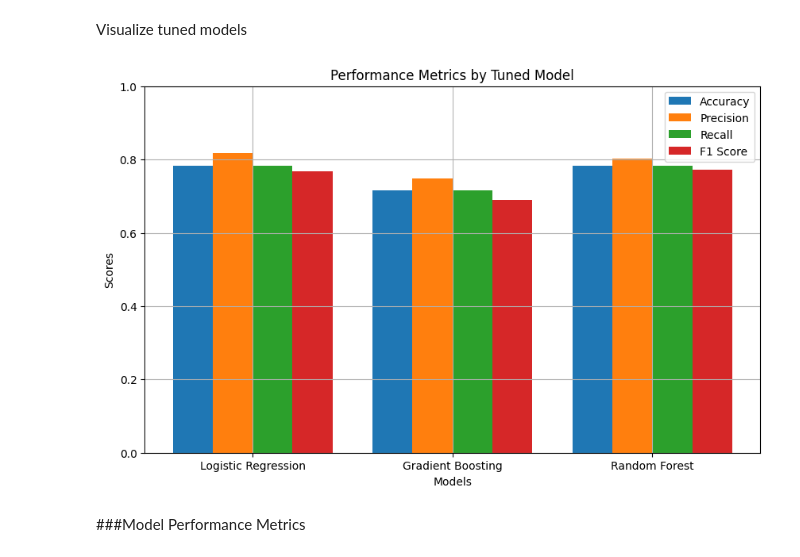
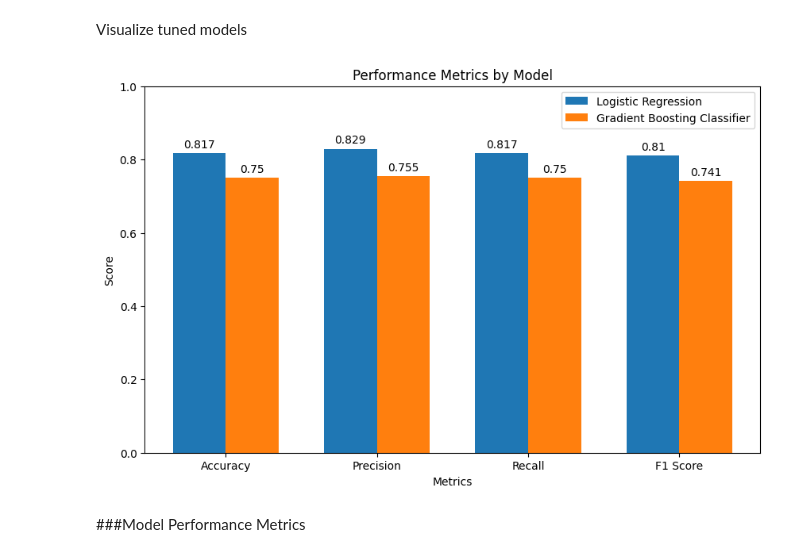
Before and after one commit to klbailey/ADA, a Jupyter notebook: Healthcare_and_Medical_Research_Final_Project.ipynb, the cells around one changed output. Drawn from its saved outputs; the diff is of its cells as text; code cells hidden in the pictures.

```diff
--- a/Healthcare_and_Medical_Research_Final_Project.ipynb
+++ b/Healthcare_and_Medical_Research_Final_Project.ipynb
@@ -680,34 +618,45 @@ weighted avg       0.82      0.78      0.77        60
 # %% [markdown]
 Visualize tuned models
-# %%
-# Metrics for each model
-models = ['Logistic Regression', 'Gradient Boosting', 'Random Forest']
-accuracy = [0.7833, 0.7167, 0.7833]
-precision = [0.8181, 0.7483, 0.8021]
-recall = [0.7833, 0.7167, 0.7833]
-f1_score = [0.7675, 0.6891, 0.7719]
-
-# Plotting
-x = range(len(models))
-width = 0.2
-
-fig, ax = plt.subplots(figsize=(10, 6))
-rects1 = ax.bar(x, accuracy, width, label='Accuracy')
-rects2 = ax.bar([p + width for p in x], precision, width, label='Precision')
-rects3 = ax.bar([p + 2 * width for p in x], recall, width, label='Recall')
-rects4 = ax.bar([p + 3 * width for p in x], f1_score, width, label='F1 Score')
-
-ax.set_xlabel('Models')
-ax.set_ylabel('Scores')
-ax.set_title('Performance Metrics by Tuned Model')
-ax.set_xticks([p + 1.5 * width for p in x])
-ax.set_xticklabels(models)
-ax.legend()
-
-plt.ylim(0, 1)
-plt.grid(True)
-plt.show()
-# %% [output]
-[figure, removed]
+# %%
+# Define models and their metrics
+models = ['Logistic Regression', 'Gradient Boosting Classifier']
+metrics = ['Accuracy', 'Precision', 'Recall', 'F1 Score']
+
+# Define metric values (from your results)
+# Replace these values with your actual performance metrics
+logreg_metrics = [0.8167, 0.8287, 0.8167, 0.8101]
+gb_metrics = [0.7500, 0.7546, 0.7500, 0.7410]
+
+# Plotting
+fig, ax = plt.subplots(figsize=(10, 6))
+bar_width = 0.35
+index = np.arange(len(metrics))
+
+bar1 = ax.bar(index, logreg_metrics, bar_width, label='Logistic Regression')
+bar2 = ax.bar(index + bar_width, gb_metrics, bar_width, label='Gradient Boosting Classifier')
+
+ax.set_xlabel('Metrics')
+ax.set_ylabel('Score')
+ax.set_title('Performance Metrics by Model')
+ax.set_xticks(index + bar_width / 2)
+ax.set_xticklabels(metrics)
+ax.legend()
+
+def autolabel(bars):
+    for bar in bars:
+        height = bar.get_height()
+        ax.annotate('{}'.format(round(height, 3)),
+                    xy=(bar.get_x() + bar.get_width() / 2, height),
+                    xytext=(0, 3),
+                    textcoords="offset points",
+                    ha='center', va='bottom')
+
+autolabel(bar1)
+autolabel(bar2)
+
+plt.ylim(0, 1.0)  # Adjust ylim if needed based on your metric ranges
+plt.show()
+# %% [output]
+[figure, added]
 # %% [markdown]
 ###Model Performance Metrics
```
Also changed, not shown: parts of 14 cells of this notebook.
